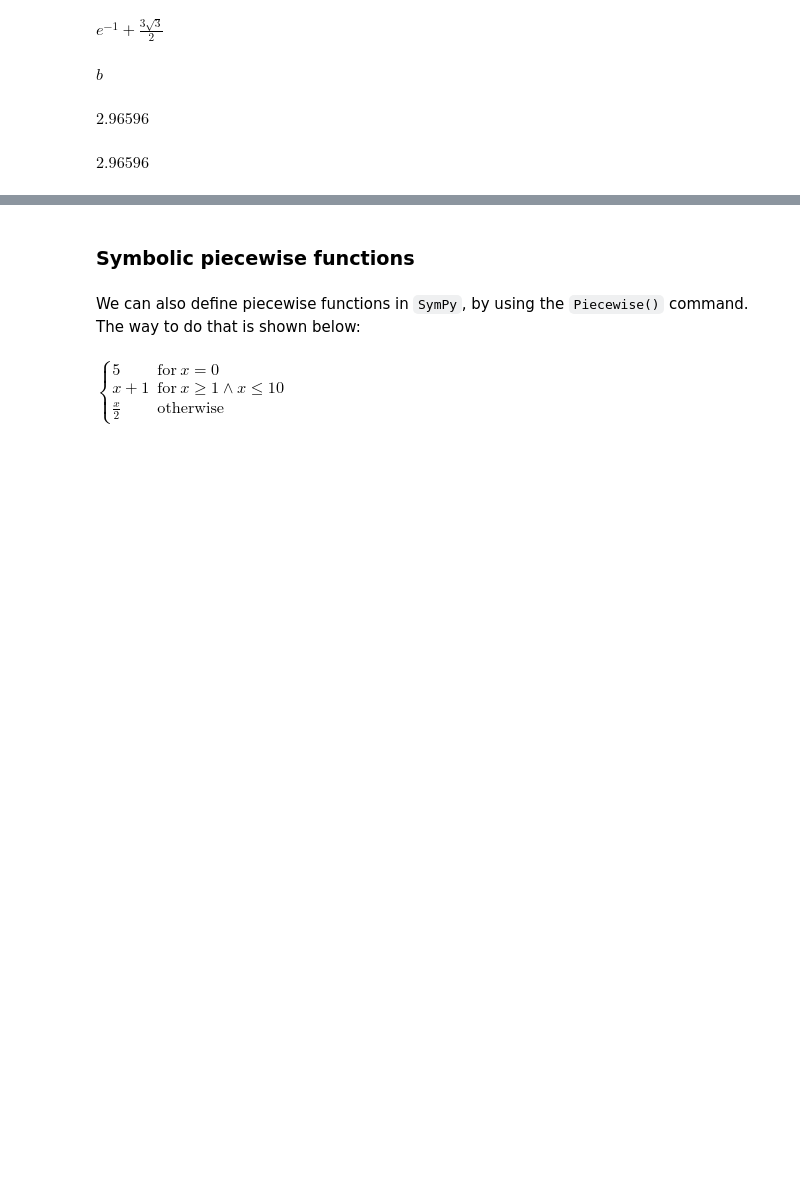
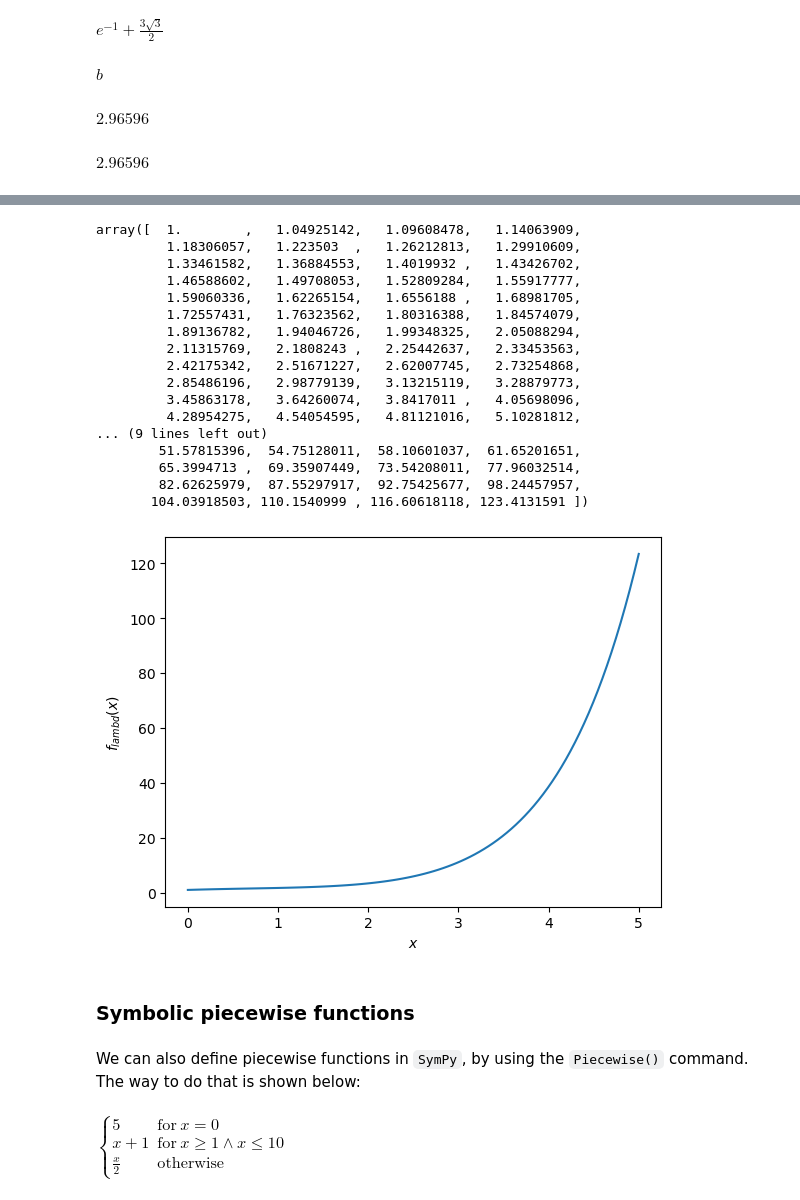
Before and after one commit to istergak/Quantum-Physics-Problems, a Jupyter notebook: SymPy_Notes1.ipynb, the cells around one changed output, grey strips where cells are left out. Cells and saved outputs as stored; diff of their text form; code cells hidden in the pictures; blank space fills up the shorter version.

```diff
--- a/SymPy_Notes1.ipynb
+++ b/SymPy_Notes1.ipynb
@@ -310,3 +312,44 @@ $\displaystyle 2.96596$
+# %%
+# Defining a function using the lambdify() command
+x = smp.symbols("x",real=True)
+f_lambd = smp.lambdify([x],smp.exp(x)-x**2,"numpy")
+
+# See that the first argument is a list of variables that
+# f_lambd will be a function of. In this case only x -> f_lambd(x)
+
+# Creating a linspace with 100 points in the interval [0,5]
+from numpy import linspace
+x_vals = linspace(0,5,100)
+
+# Print the values of f_lambd at the linspace's points
+display(f_lambd(x_vals))
+
+# Plotting the behavior of f_lambd in the interval [0,4]
+import matplotlib.pyplot as plt
+
+plt.plot(x_vals,f_lambd(x_vals))
+plt.xlabel(r"$x$")
+plt.ylabel(r"$f_{lambd}(x)$")
+plt.show()
+# %% [output]
+array([  1.        ,   1.04925142,   1.09608478,   1.14063909,
+         1.18306057,   1.223503  ,   1.26212813,   1.29910609,
+         1.33461582,   1.36884553,   1.4019932 ,   1.43426702,
+         1.46588602,   1.49708053,   1.52809284,   1.55917777,
+         1.59060336,   1.62265154,   1.6556188 ,   1.68981705,
+         1.72557431,   1.76323562,   1.80316388,   1.84574079,
+         1.89136782,   1.94046726,   1.99348325,   2.05088294,
+         2.11315769,   2.1808243 ,   2.25442637,   2.33453563,
+         2.42175342,   2.51671227,   2.62007745,   2.73254868,
+         2.85486196,   2.98779139,   3.13215119,   3.28879773,
+         3.45863178,   3.64260074,   3.8417011 ,   4.05698096,
+         4.28954275,   4.54054595,   4.81121016,   5.10281812,
+... (9 lines left out)
+        51.57815396,  54.75128011,  58.10601037,  61.65201651,
+        65.3994713 ,  69.35907449,  73.54208011,  77.96032514,
+        82.62625979,  87.55297917,  92.75425677,  98.24457957,
+       104.03918503, 110.1540999 , 116.60618118, 123.4131591 ])
+[figure, added]
 # %% [markdown]
 ### **Symbolic piecewise functions**
 # %% [markdown]
```
Also changed, not shown: parts of 1 cell of this notebook, 3 other files.
